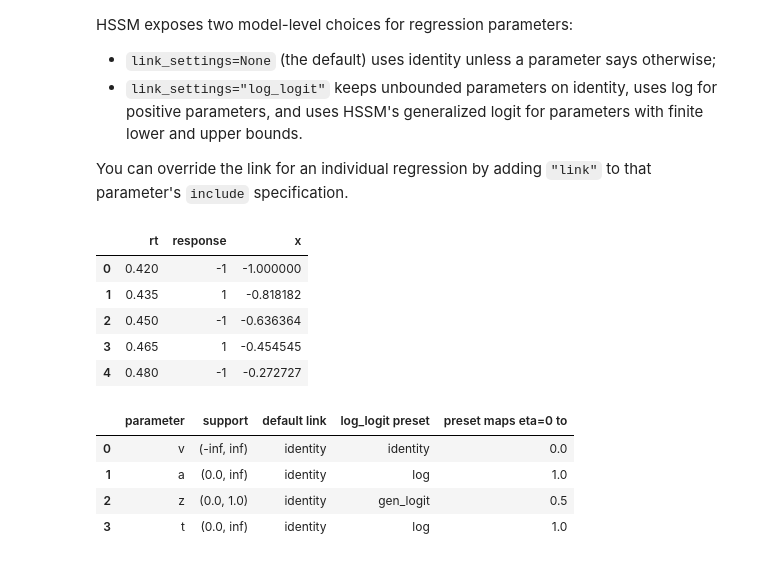
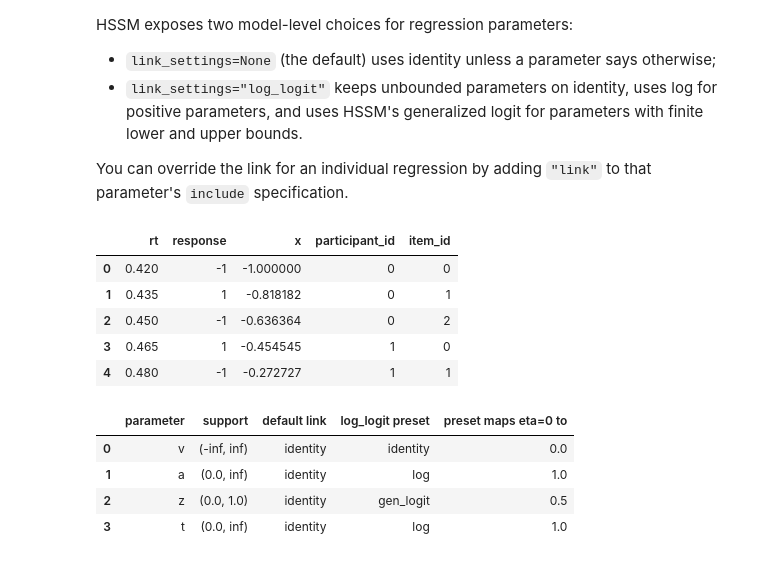
Before and after one commit to lnccbrown/HSSM, a Jupyter notebook: docs/tutorials/link_functions.ipynb, the cells around one changed output. Saved outputs shown, nothing was run; the diff lists cells and outputs as text; code cells hidden in the pictures.

```diff
--- a/docs/tutorials/link_functions.ipynb
+++ b/docs/tutorials/link_functions.ipynb
@@ -221,39 +224,41 @@ tutorial_data = pd.DataFrame(
     {
         "rt": 0.42 + 0.015 * np.arange(12),
         "response": np.where(np.arange(12) % 2, 1, -1),
         "x": np.linspace(-1.0, 1.0, 12),
+        "participant_id": np.repeat(np.arange(4), 3),
+        "item_id": np.tile(np.arange(3), 4),
     }
 )
 regression_specs = [
     {"name": _parameter, "formula": f"{_parameter} ~ 1 + x"}
     for _parameter in ("v", "a", "z", "t")
 ]
 model_kwargs = {
     "data": tutorial_data,
     "model": "ddm",
     "loglik_kind": "analytical",
     "include": regression_specs,
     "p_outlier": 0.0,
     "prior_settings": "safe",
     "process_initvals": False,
     "initval_jitter": 0.0,
 }
 
 
 def build_silent_model(**kwargs):
     """Construct an HSSM model without its initialization status message."""
     with redirect_stdout(StringIO()):
         return hssm.HSSM(**kwargs)
 
 
 tutorial_data.head()
 # %% [output]
-|  | rt | response | x |
-| 0 | 0.420 | -1 | -1.000000 |
-| 1 | 0.435 | 1 | -0.818182 |
-| 2 | 0.450 | -1 | -0.636364 |
-| 3 | 0.465 | 1 | -0.454545 |
-| 4 | 0.480 | -1 | -0.272727 |
+|  | rt | response | x | participant_id | item_id |
+| 0 | 0.420 | -1 | -1.000000 | 0 | 0 |
+| 1 | 0.435 | 1 | -0.818182 | 0 | 1 |
+| 2 | 0.450 | -1 | -0.636364 | 0 | 2 |
+| 3 | 0.465 | 1 | -0.454545 | 1 | 0 |
+| 4 | 0.480 | -1 | -0.272727 | 1 | 1 |
 # %%
 identity_model = build_silent_model(**model_kwargs, link_settings=None)
 transformed_model = build_silent_model(**model_kwargs, link_settings="log_logit")
```
Also changed, not shown: parts of 25 cells of this notebook, 9 other files.
